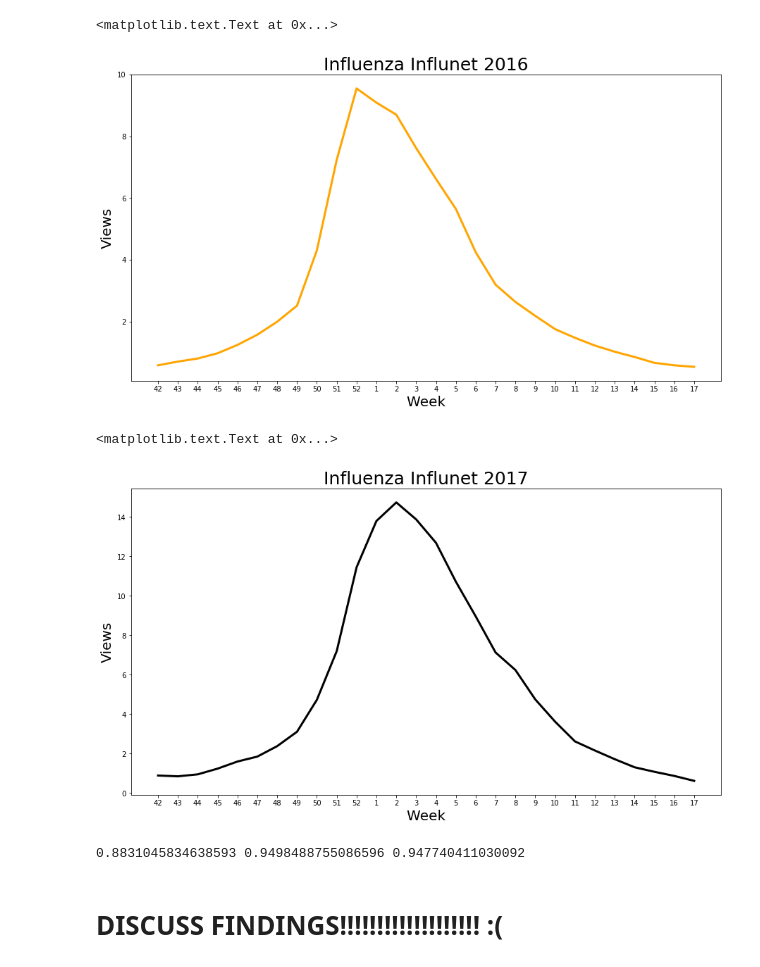
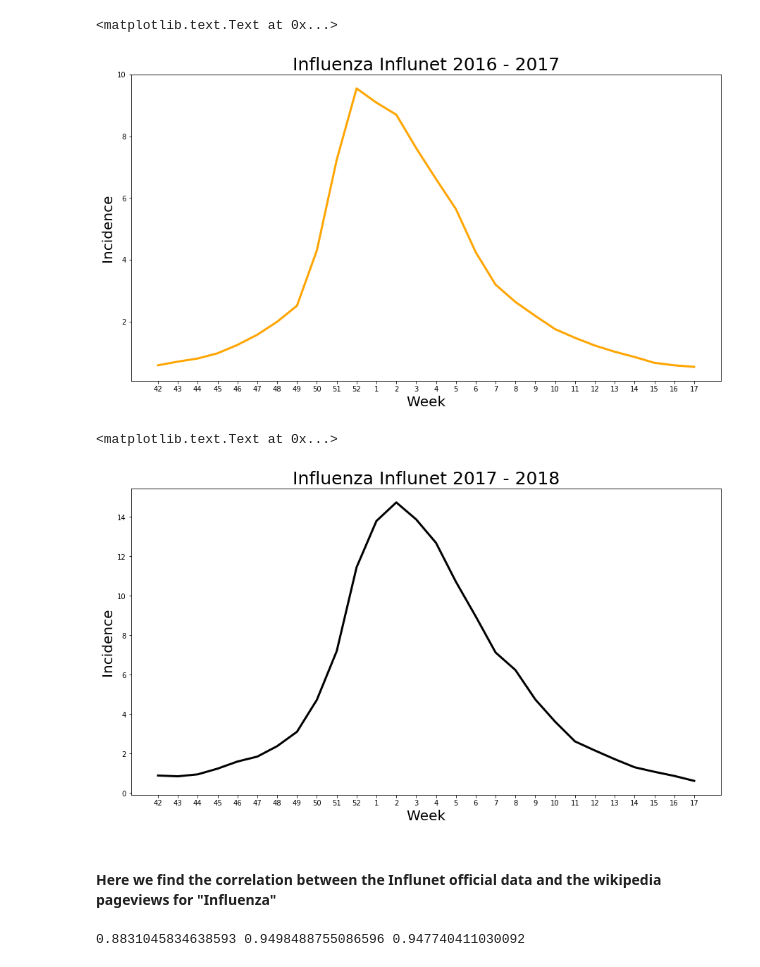
Before and after one commit to eltajbabanli/Digital-Epidemiology-HW1, a Jupyter notebook: HW01.ipynb, the cells around one changed output. Cells and saved outputs as stored; diff of their text form; code cells hidden in the pictures.

```diff
--- a/HW01.ipynb
+++ b/HW01.ipynb
@@ -119,26 +151,28 @@ plt.title("Influenza Influnet 2015", size = 25)
 # %%
-#Plot for 2016
+#Plot for 2016 -2017
 plt.figure(figsize=(15,8))
 plt.plot(weekI2016_2017,color='orange',linewidth=3)
 plt.xticks(range(len(weekI2016_2017)), x_2)
 plt.xlabel("Week", size = 20)
-plt.ylabel("Views", size = 20)
-plt.title("Influenza Influnet 2016", size = 25)
+plt.ylabel("Incidence", size = 20)
+plt.title("Influenza Influnet 2016 - 2017", size = 25)
 # %% [output]
 <matplotlib.text.Text at 0x...>
-[figure, old version]
+[figure, new version]
 # %%
-#Plot for 2017
+#Plot for 2017 - 2018
 plt.figure(figsize=(15,8))
 plt.plot(weekI2017_2018,color='black',linewidth=3)
 plt.xticks(range(len(weekI2017_2018)), x_3)
 
 plt.xlabel("Week",size = 20)
-plt.ylabel("Views", size = 20)
-plt.title("Influenza Influnet 2017", size = 25)
+plt.ylabel("Incidence", size = 20)
+plt.title("Influenza Influnet 2017 - 2018", size = 25)
 # %% [output]
 <matplotlib.text.Text at 0x...>
-[figure, old version]
+[figure, new version]
+# %% [markdown]
+#### Here we find the correlation between the Influnet official data and the wikipedia pageviews for "Influenza"
 # %%
 #Correlation 2015-2016
 corr2015_2016=pearsonr(week2015_2016,weekI2015_2016)[0]
@@ -152,5 +186,3 @@ corr2017_2018=pearsonr(week2017_2018,weekI2017_2018)[0]
 print(corr2015_2016,corr2016_2017,corr2017_2018)
 # %% [output]
 0.8831045834638593 0.9498488755086596 0.947740411030092
-# %% [markdown]
-# DISCUSS FINDINGS!!!!!!!!!!!!!!!!!!! :(
```
Also changed, not shown: parts of 102 cells of this notebook.
